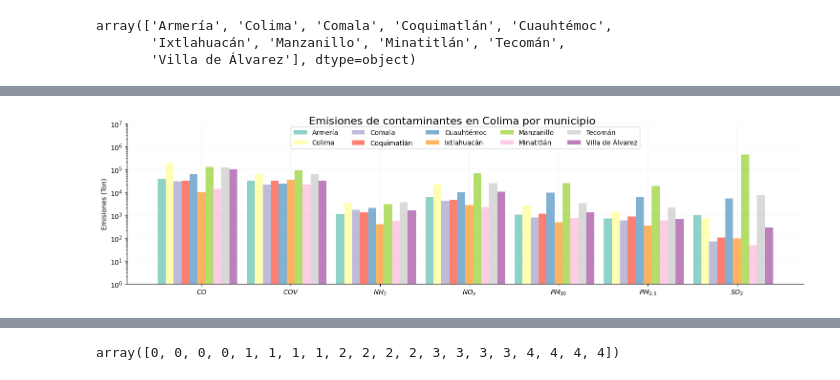
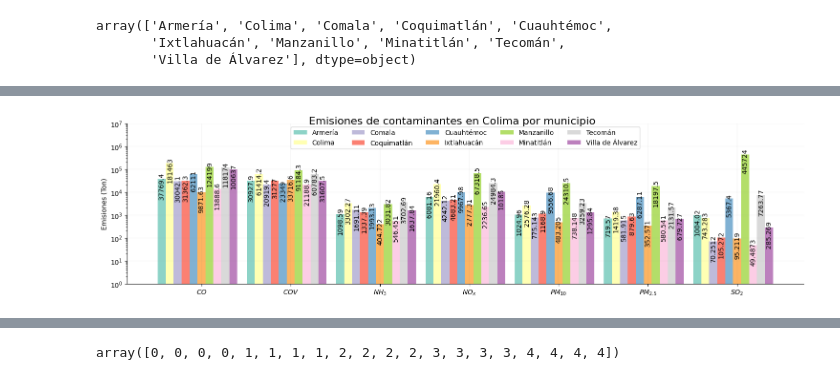
Before and after one commit to pcorner10/pronaces_analisis, a Jupyter notebook: INEM.ipynb, the cells around one changed output, grey strips where cells are left out. Cells and saved outputs as stored; diff of their text form; code cells hidden in the pictures.

```diff
--- a/INEM.ipynb
+++ b/INEM.ipynb
@@ -479,7 +483,7 @@ Try using .loc[row_indexer,col_indexer] = value instead
 See the caveats in the documentation: https://pandas.pydata.org/pandas-docs/stable/user_guide/indexing.html#returning-a-view-versus-a-copy
   fuentes_ent_colima["fuente"] = fuentes_ent_colima["fuente"].replace(rename_fuente)
 # %%
-fig, ax = plt.subplots(figsize=(12, 11), ncols=2, nrows=4)
+fig, ax = plt.subplots(figsize=(11, 11), ncols=2, nrows=4)
 
 col = 0
 row = 0
@@ -517,6 +521,7 @@ fig.suptitle("Emisiones de contaminantes en Colima por fuente", fontsize=16)
 fig.delaxes(ax[3,1])
 plt.tight_layout()
 sns.despine()
+plt.xticks(rotation=0)
 plt.savefig("img/inem/emisiones_fuentes_colima_FIG3.png", dpi=300)
 plt.show()
 # %% [output]
@@ -789,37 +797,40 @@ for xtick in x:
     rect = ax.bar(xtick + width / 1.01 * contador, total_mun_colima.loc[total_mun_colima.index.unique()[xtick], col], width, label=col,  color=plt.cm.Set3(ytick))
     ax.yaxis.set_major_formatter(ticker.FuncFormatter(lambda x, pos: '{:,.0f}'.format(x)))
 
-
+    ax.bar_label(rect, label_type='center', rotation=90)
     # set logaritmic scale
     ax.set_yscale("log")
 
     # set ylimit as 0 to 1E7 (10 million) using log scale
     ax.set_ylim(1E0, 1E7)
 
     contador += 1
     #ax.bar_label(rect, padding=3)
   if xtick == 0:
     ax.legend(ncol=5, loc="upper center")
 
 # Add some text for labels, title and custom x-axis tick labels, etc.
 ax.set_ylabel("Emisiones (Ton)")
 ax.set_xticks(x, labels)
 
 sns.despine()
 
 # set a gray grid
 ax.grid(color='gray', linestyle='-', linewidth=0.1, alpha=0.7)
 
 #ax.legend()
 fig.tight_layout()
 
 # set title as "Emisiones de contaminantes en Colima por municipio"
 fig.suptitle("Emisiones de contaminantes en Colima por municipio", fontsize=16)
 
+# add values to each bar
+
+
 plt.savefig("img/inem/emisiones_municipios_colima_FIG5.png", dpi=300)
 plt.show()
 # %% [output]
-[figure, old version]
+[figure, new version]
 # %%
 total_mun_colima.head()
 # %% [output]
```
Also changed, not shown: parts of 5 cells of this notebook, 4 other files.
